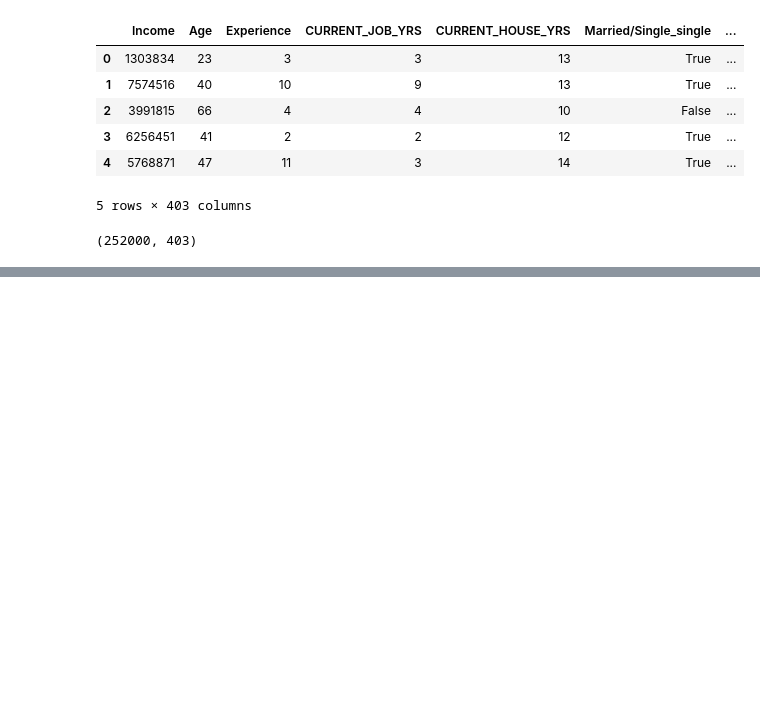
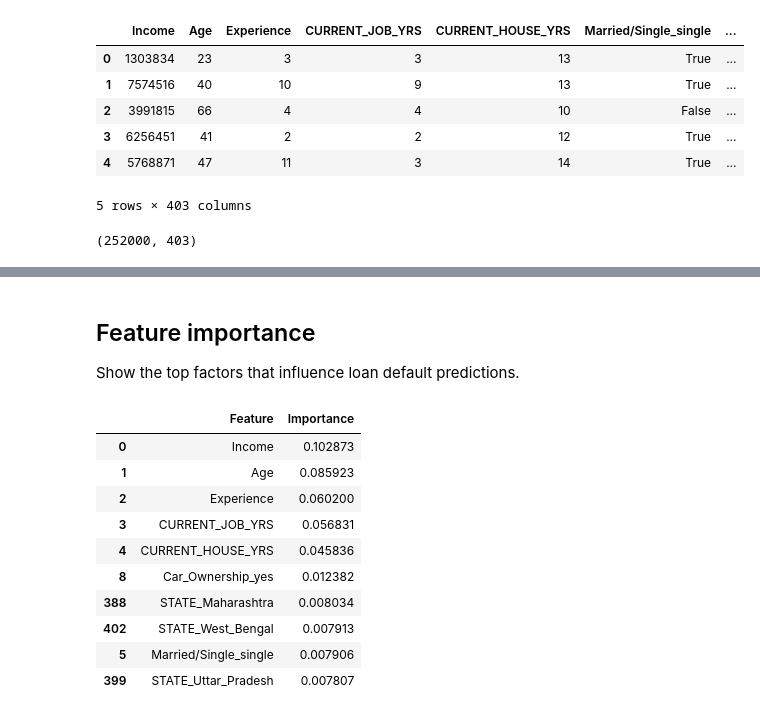
Before and after one commit to Hitanshi31/loan-default-prediction, a Jupyter notebook: notebooks/02_model_training.ipynb, the cells around one changed output, grey strips where cells are left out. Drawn from its saved outputs; the diff is of its cells as text; code cells hidden in the pictures; blank space fills up the shorter version.

```diff
--- a/notebooks/02_model_training.ipynb
+++ b/notebooks/02_model_training.ipynb
@@ -64,0 +162,7 @@ X_train, X_test, y_train, y_test = train_test_split(
+# %%
+dt_model = DecisionTreeClassifier(
+    class_weight='balanced',
+    random_state=42
+)
+# %%
+dt_model.fit(X_train, y_train)
@@ -64,0 +203,6 @@ X_train, X_test, y_train, y_test = train_test_split(
+# %%
+rf_model = RandomForestClassifier(
+    n_estimators=100,
+    class_weight='balanced',
+    random_state=42
+)
@@ -64,0 +211,2 @@ X_train, X_test, y_train, y_test = train_test_split(
+# %%
+rf_model.fit(X_train, y_train)
@@ -64,0 +235,27 @@ X_train, X_test, y_train, y_test = train_test_split(
+# %% [markdown]
+## Feature importance
+Show the top factors that influence loan default predictions.
+# %%
+feature_importance = pd.DataFrame({
+    'Feature': X_train.columns,
+    'Importance': rf_model.feature_importances_
+})
+
+feature_importance = feature_importance.sort_values(
+    by='Importance',
+    ascending=False
+)
+
+feature_importance.head(10)
+# %% [output]
+|  | Feature | Importance |
+| 0 | Income | 0.102873 |
+| 1 | Age | 0.085923 |
+| 2 | Experience | 0.060200 |
+| 3 | CURRENT_JOB_YRS | 0.056831 |
+| 4 | CURRENT_HOUSE_YRS | 0.045836 |
+| 8 | Car_Ownership_yes | 0.012382 |
+| 388 | STATE_Maharashtra | 0.008034 |
+| 402 | STATE_West_Bengal | 0.007913 |
+| 5 | Married/Single_single | 0.007906 |
+| 399 | STATE_Uttar_Pradesh | 0.007807 |
```
Also changed, not shown: parts of 34 cells of this notebook, 1 other file.
